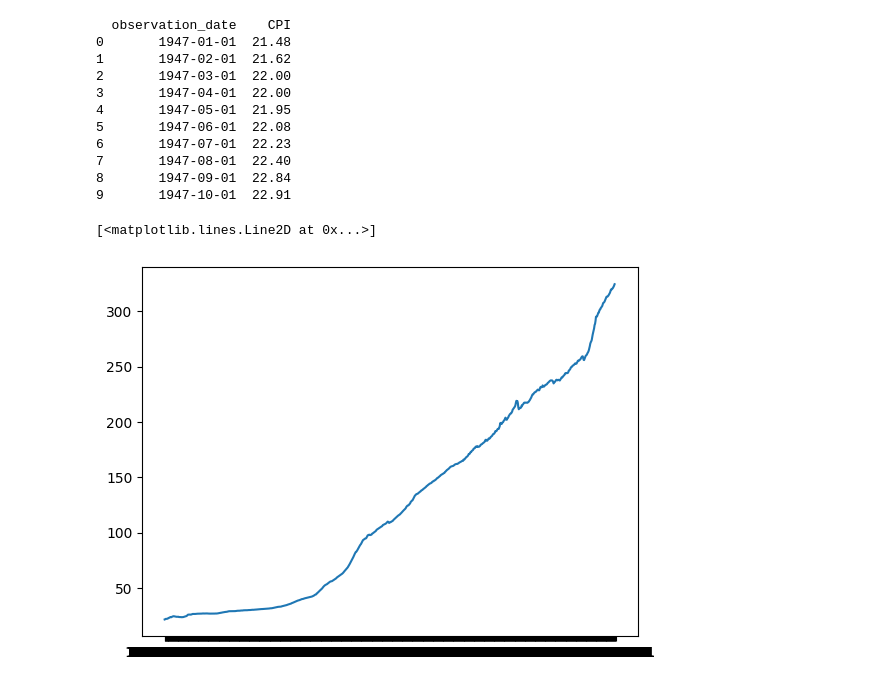
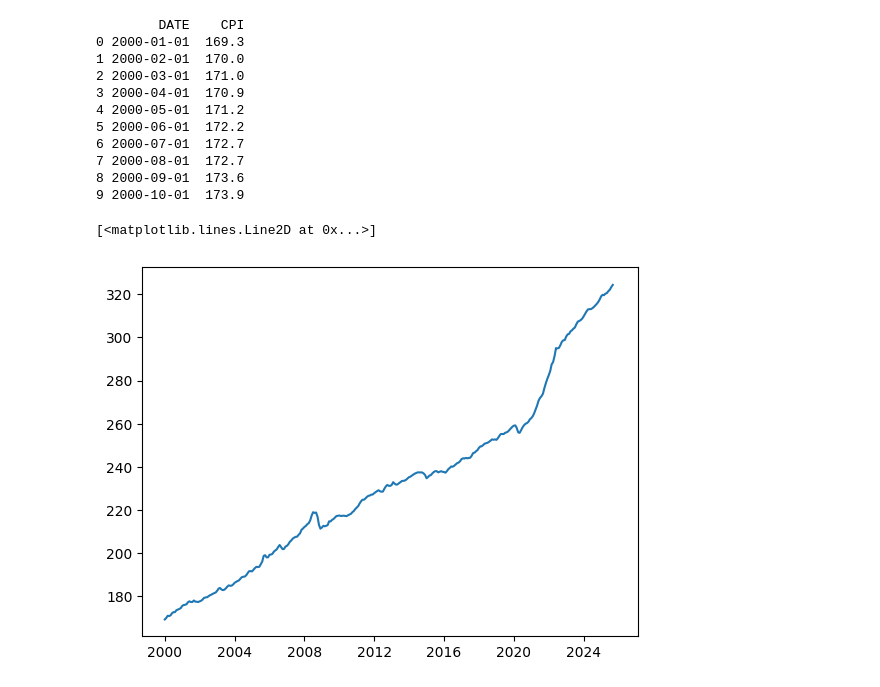
Before and after one commit to WObszan/Forecasting-Stock-Price-Direction, a Jupyter notebook: data/data loading.ipynb, the cells around one changed output. Drawn from its saved outputs; the diff is of its cells as text; code cells hidden in the pictures.

```diff
--- a/data/data loading.ipynb
+++ b/data/data loading.ipynb
@@ -81,25 +137,25 @@ plt.plot(DGS10['observation_date'], DGS10['DGS10'])
 # %%
 ### CPI (pol: Wskaznik inflacji)
 
-CPI = pd.read_csv('Macroeconomic data/CPIAUCSL.csv')
-CPI = pd.DataFrame(CPI)
+CPI = web.DataReader("CPIAUCSL", 'fred', start='2000-01-01', end=date.today().strftime('%Y-%m-%d'))
+CPI.reset_index(inplace=True)
 CPI.rename(columns={'CPIAUCSL': 'CPI'}, inplace=True)
 print(CPI.head(10))
-plt.plot(CPI['observation_date'], CPI['CPI'])
+plt.plot(CPI['DATE'], CPI['CPI'])
 # %% [output]
-  observation_date    CPI
-0       1947-01-01  21.48
-1       1947-02-01  21.62
-2       1947-03-01  22.00
-3       1947-04-01  22.00
-4       1947-05-01  21.95
-5       1947-06-01  22.08
-6       1947-07-01  22.23
-7       1947-08-01  22.40
-8       1947-09-01  22.84
-9       1947-10-01  22.91
+        DATE    CPI
+0 2000-01-01  169.3
+1 2000-02-01  170.0
+2 2000-03-01  171.0
+3 2000-04-01  170.9
+4 2000-05-01  171.2
+5 2000-06-01  172.2
+6 2000-07-01  172.7
+7 2000-08-01  172.7
+8 2000-09-01  173.6
+9 2000-10-01  173.9
 [<matplotlib.lines.Line2D at 0x...>]
-[figure, old version]
+[figure, new version]
 # %%
 ### Dollar index
 
```
Also changed, not shown: parts of 15 cells of this notebook, 3 other files.
